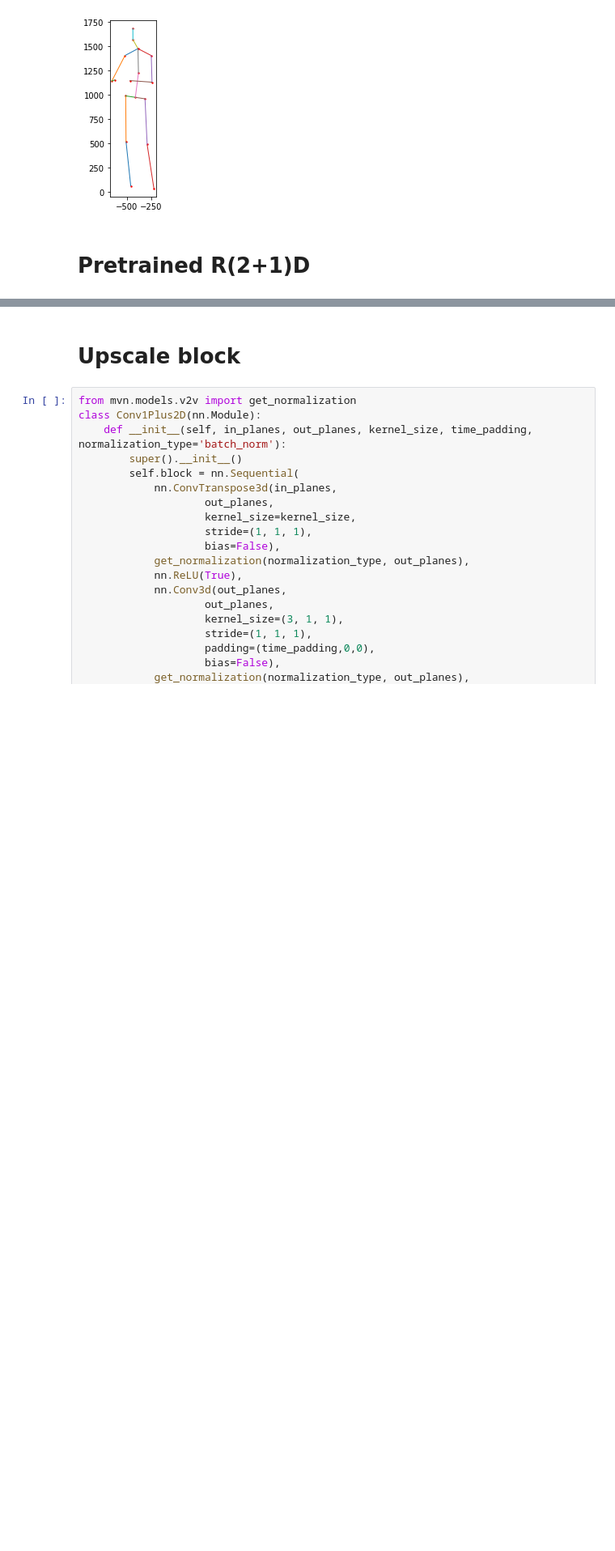
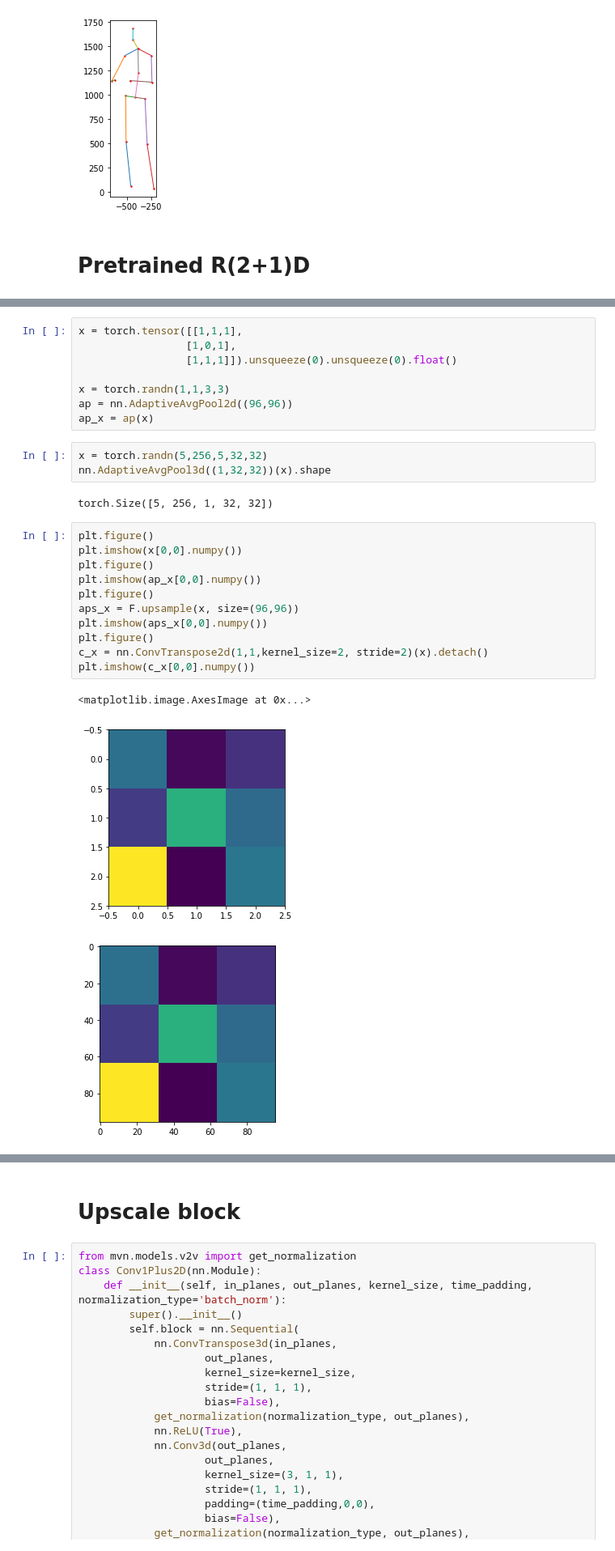
Before and after one commit to blufzzz/learnable-triangulation-pytorch, a Jupyter notebook: test_modules.ipynb, the cells around one changed output, grey strips where cells are left out. Shown at 81% size. Saved outputs shown, nothing was run; the diff lists cells and outputs as text; blank space fills up the shorter version.

```diff
--- a/test_modules.ipynb
+++ b/test_modules.ipynb
@@ -288,0 +275,28 @@ RuntimeError: Error(s) in loading state_dict for Sequential:
+# %%
+x = torch.tensor([[1,1,1],
+                 [1,0,1],
+                 [1,1,1]]).unsqueeze(0).unsqueeze(0).float()
+
+x = torch.randn(1,1,3,3)
+ap = nn.AdaptiveAvgPool2d((96,96))
+ap_x = ap(x)
+# %%
+x = torch.randn(5,256,5,32,32)
+nn.AdaptiveAvgPool3d((1,32,32))(x).shape
+# %% [output]
+torch.Size([5, 256, 1, 32, 32])
+# %%
+plt.figure()
+plt.imshow(x[0,0].numpy())
+plt.figure()
+plt.imshow(ap_x[0,0].numpy())
+plt.figure()
+aps_x = F.upsample(x, size=(96,96))
+plt.imshow(aps_x[0,0].numpy())
+plt.figure()
+c_x = nn.ConvTranspose2d(1,1,kernel_size=2, stride=2)(x).detach()
+plt.imshow(c_x[0,0].numpy())
+# %% [output]
+<matplotlib.image.AxesImage at 0x...>
+[figure, added]
+[figure, added]
```
Also changed, not shown: parts of 8 cells of this notebook, 16 other files.
